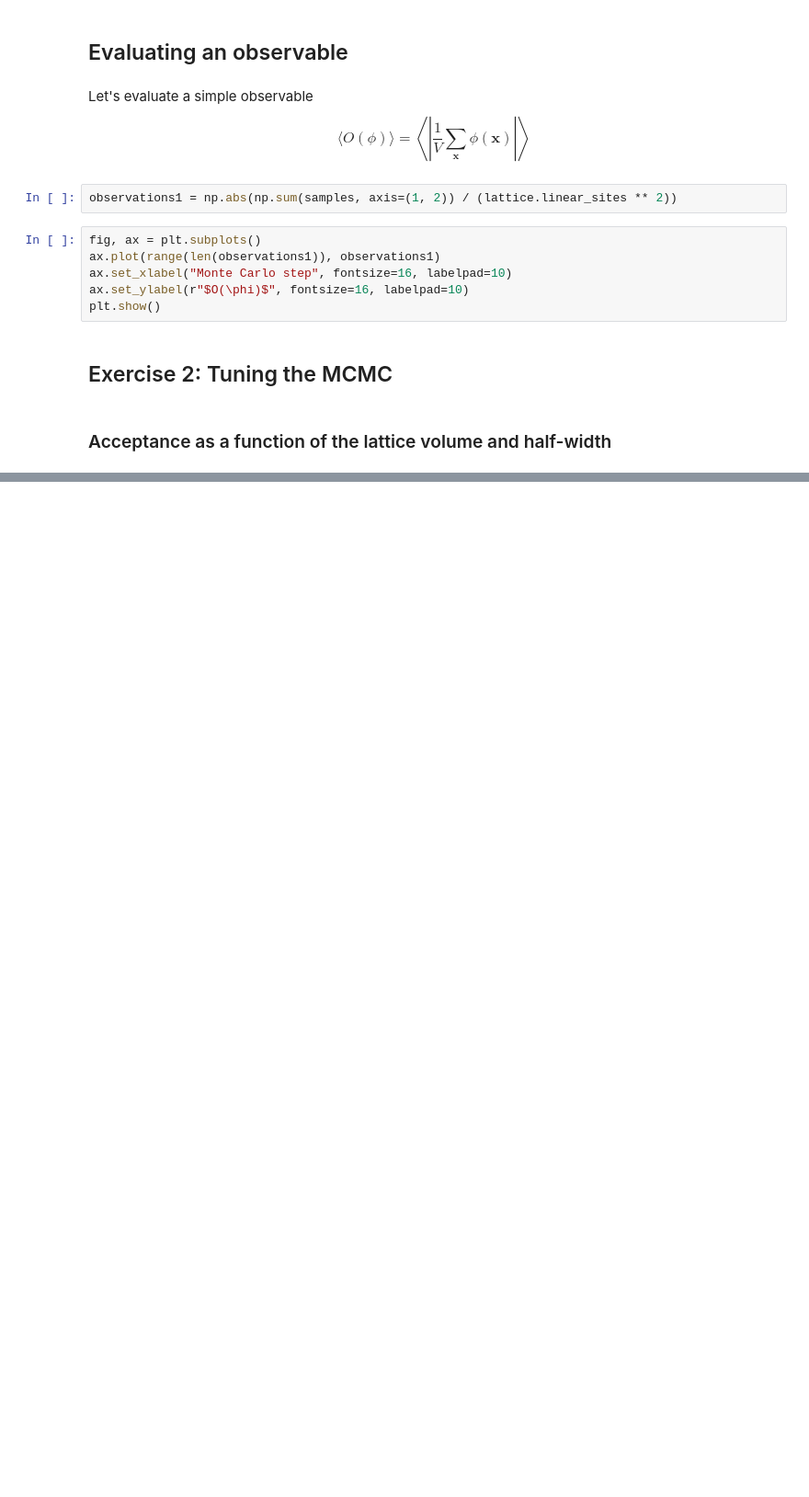
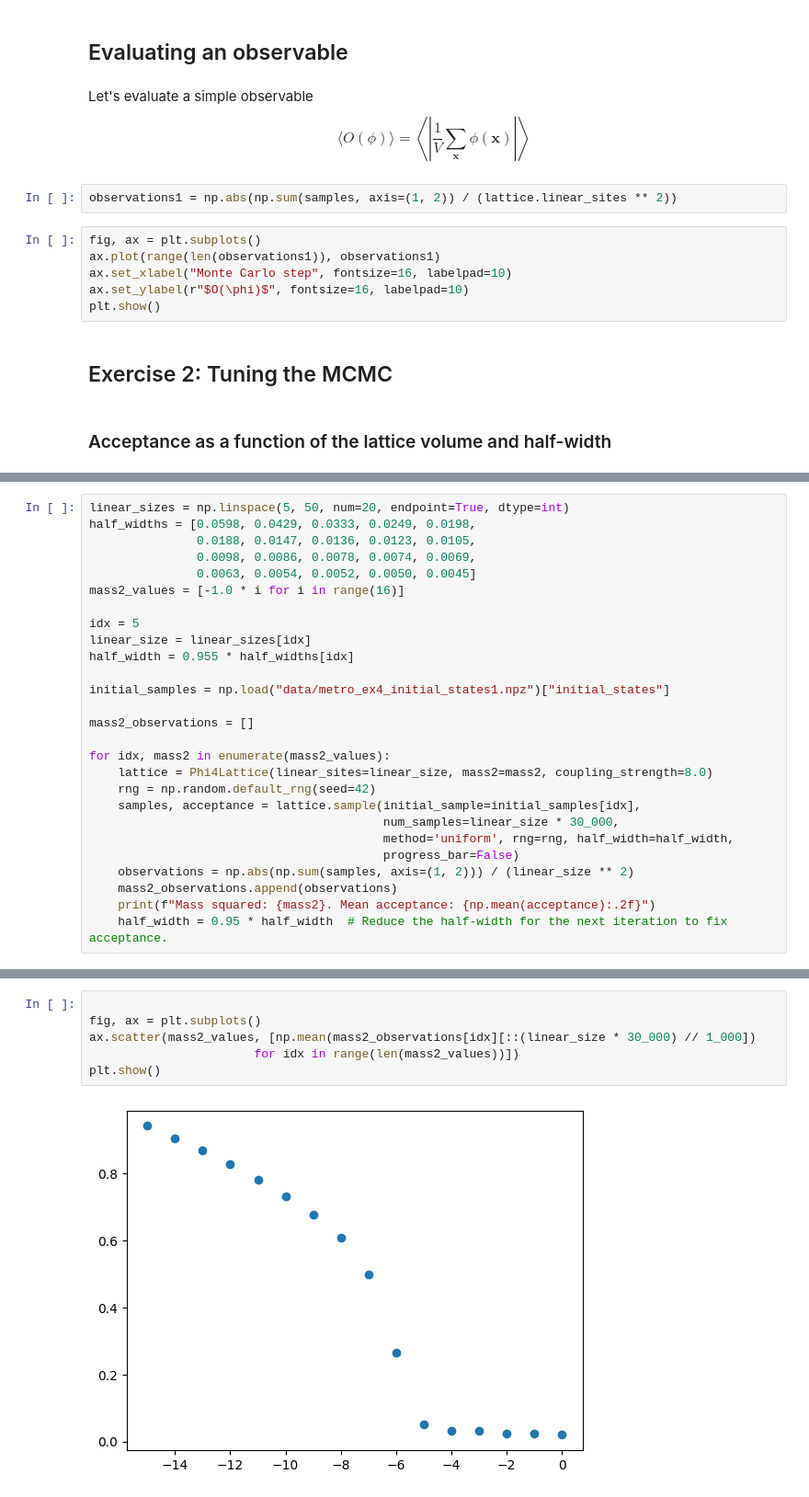
Before and after one commit to victorgran/phi4-lattice, a Jupyter notebook: phi4/metropolis.ipynb, the cells around one changed output, grey strips where cells are left out. Shown at 92% size. Saved outputs shown, nothing was run; the diff lists cells and outputs as text; blank space fills up the shorter version.

Commit message:
Finished tasks with Metropolis

```diff
--- a/phi4/metropolis.ipynb
+++ b/phi4/metropolis.ipynb
@@ -148,0 +167,27 @@ plt.show()
+# %%
+linear_sizes = np.linspace(5, 50, num=20, endpoint=True, dtype=int)
+half_widths = [0.0598, 0.0429, 0.0333, 0.0249, 0.0198,
+               0.0188, 0.0147, 0.0136, 0.0123, 0.0105,
+               0.0098, 0.0086, 0.0078, 0.0074, 0.0069,
+               0.0063, 0.0054, 0.0052, 0.0050, 0.0045]
+mass2_values = [-1.0 * i for i in range(16)]
+
+idx = 5
+linear_size = linear_sizes[idx]
+half_width = 0.955 * half_widths[idx]
+
+initial_samples = np.load("data/metro_ex4_initial_states1.npz")["initial_states"]
+
+mass2_observations = []
+
+for idx, mass2 in enumerate(mass2_values):
+    lattice = Phi4Lattice(linear_sites=linear_size, mass2=mass2, coupling_strength=8.0)
+    rng = np.random.default_rng(seed=42)
+    samples, acceptance = lattice.sample(initial_sample=initial_samples[idx],
+                                         num_samples=linear_size * 30_000,
+                                         method='uniform', rng=rng, half_width=half_width,
+                                         progress_bar=False)
+    observations = np.abs(np.sum(samples, axis=(1, 2))) / (linear_size ** 2)
+    mass2_observations.append(observations)
+    print(f"Mass squared: {mass2}. Mean acceptance: {np.mean(acceptance):.2f}")
+    half_width = 0.95 * half_width  # Reduce the half-width for the next iteration to fix acceptance.
@@ -148,0 +206,8 @@ plt.show()
+# %%
+
+fig, ax = plt.subplots()
+ax.scatter(mass2_values, [np.mean(mass2_observations[idx][::(linear_size * 30_000) // 1_000])
+                       for idx in range(len(mass2_values))])
+plt.show()
+# %% [output]
+[figure, added]
```
Also changed, not shown: parts of 14 cells of this notebook, 1 other file.
